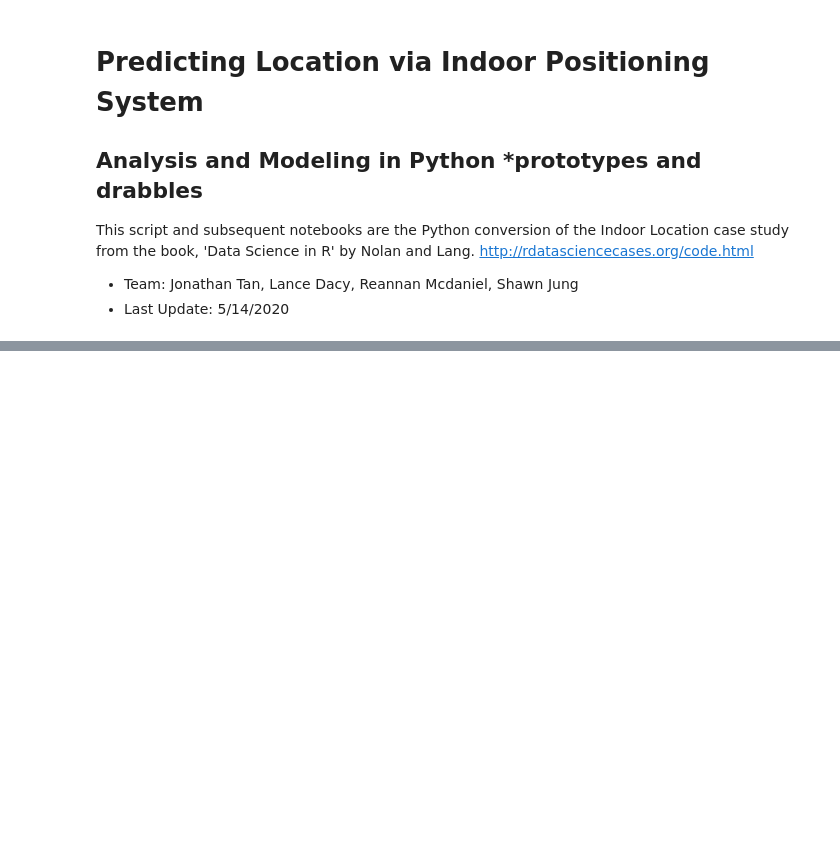
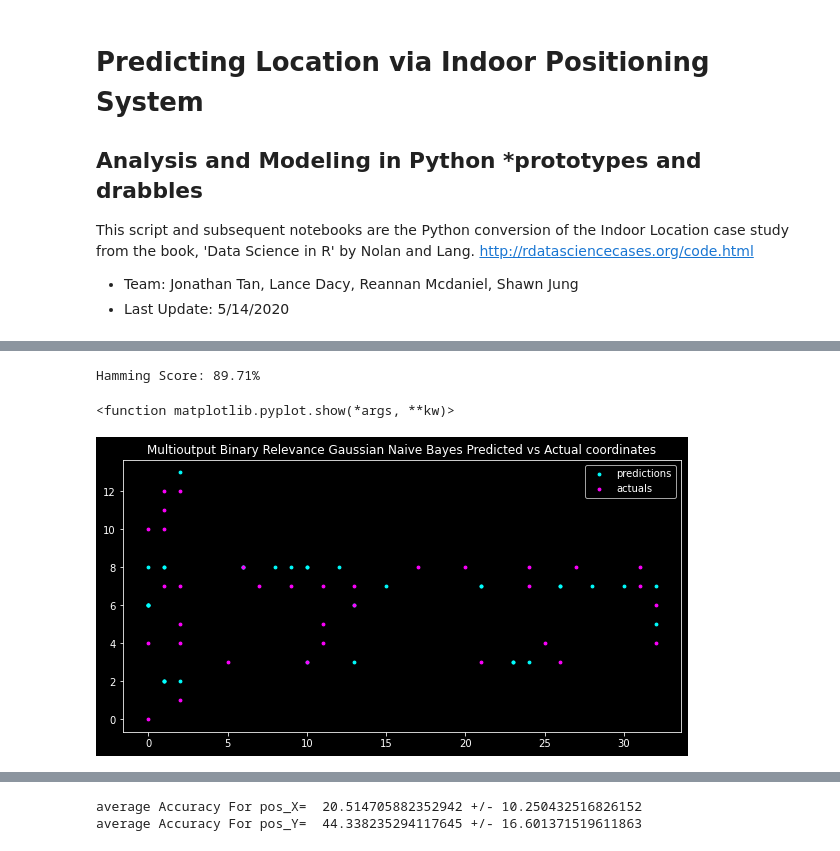
Before and after one commit to MustangDFW/DS7333, a Jupyter notebook: Case Study 1/2-Interim Notebooks/location-prediction-03-knn-model-spitballing.ipynb, the cells around one changed output, grey strips where cells are left out. Saved outputs shown, nothing was run; the diff lists cells and outputs as text; code cells hidden in the pictures; blank space fills up the shorter version.

```diff
--- a/Case Study 1/2-Interim Notebooks/location-prediction-03-knn-model-spitballing.ipynb
+++ b/Case Study 1/2-Interim Notebooks/location-prediction-03-knn-model-spitballing.ipynb
@@ -208,3 +174,40 @@ Hamming Score: 0.8823529411764706
+# %%
+#BinaryRelevance Gaussian Naive Bayes classifier
+from skmultilearn.problem_transform import BinaryRelevance
+
+y = offline_pivot.iloc[:, 8:10]
+x = offline_pivot.iloc[:, 1:8]
+
+x_train, x_test, y_train, y_test = train_test_split(x, y, test_size = .2, random_state = randstate)
+classifier = BinaryRelevance(GaussianNB()) #binary relevance multiclassifier
+classifier.fit(x_train, y_train) #fit
+predictions = classifier.predict(x_test) #predict
+y_test = y_test.values #convert dataframe to array
+predictions = predictions.toarray()
+
+#acc = classifier.score(x_test, y_test) #accuracy doesn't seem to work? change datatypes later
+#print("Accuracy = {:.2f}%".format(acc*100))
+print('Hamming Score: {:.2f}%'.format(hamming_score(y_test, predictions)*100))
+# %% [output]
+Hamming Score: 89.71%
+# %%
+x = range(30)
+y = range(30)
+fig = plt.figure(figsize = (10, 5))
+ax1 = fig.add_subplot(111)
+
+predx, predy = predictions[:, 0], predictions[:, 1]
+truex, truey = y_test[:, 0], y_test[:, 1]
+
+ax1.scatter(predx, predy, s = 8, c = 'cyan', label = 'predictions')
+ax1.scatter(truex, truey, s = 8, c = 'magenta', label = 'actuals')
+plt.title('Multioutput Binary Relevance Gaussian Naive Bayes Predicted vs Actual coordinates')
+plt.legend(loc = 'upper right');
+
+plt.show
+# %% [output]
+<function matplotlib.pyplot.show(*args, **kw)>
+[figure, added]
 # %% [markdown]
 Hamming Distance Example
 
@@ -237,0 +234,31 @@ clf = RandomForestClassifier(n_estimators= 100, random_state = 1)
+# %%
+#RF test
+from sklearn.model_selection import StratifiedKFold, cross_val_score
+from sklearn.ensemble import RandomForestClassifier
+from sklearn.metrics import confusion_matrix
+
+#single class prediction on pos_x, then pos_y??
+y = offline_pivot.iloc[:, 8]
+x = offline_pivot.iloc[:, 1:8]
+
+cv = StratifiedKFold(n_splits = 10)
+#significant of n_estimators? number of trees?
+clf = RandomForestClassifier(n_estimators= 100, random_state = randstate)
+acc = cross_val_score(clf, x, y = y, cv = cv)
+
+print("average Accuracy For pos_X= ", acc.mean()*100, "+/-", acc.std()*100)
+#confusion matrix for mean accuracy?
+
+y = offline_pivot.iloc[:, 9] #for pos_y
+x = offline_pivot.iloc[:, 1:8]
+
+cv = StratifiedKFold(n_splits = 10)
+
+clf = RandomForestClassifier(n_estimators= 100, random_state = 1)
+acc = cross_val_score(clf, x, y = y, cv = cv)
+
+print("average Accuracy For pos_Y= ", acc.mean()*100, "+/-", acc.std()*100)
+#hmm not great, 22% acc for x, 44% acc for y for Random Forest Classifier with 100 "branches" and 10 splits
+# %% [output]
+average Accuracy For pos_X=  20.514705882352942 +/- 10.250432516826152
+average Accuracy For pos_Y=  44.338235294117645 +/- 16.601371519611863
```
Also changed, not shown: parts of 40 cells of this notebook.
